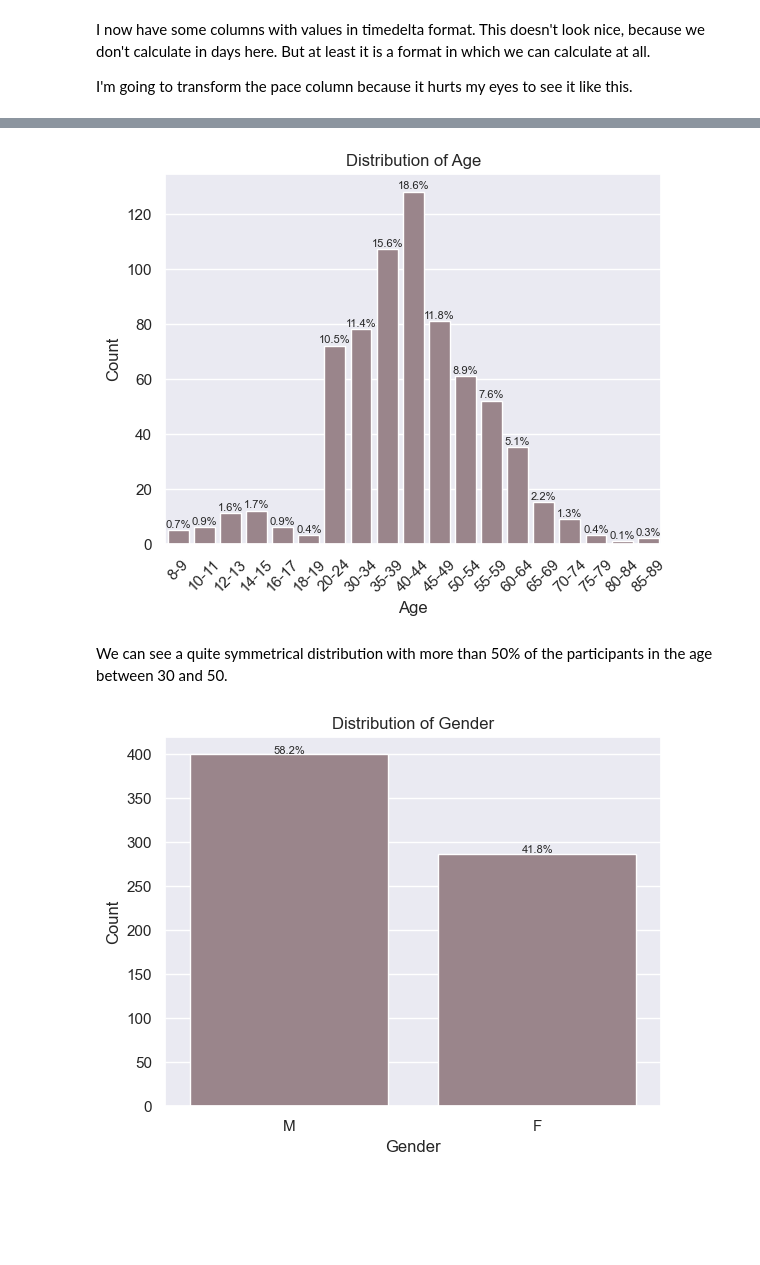
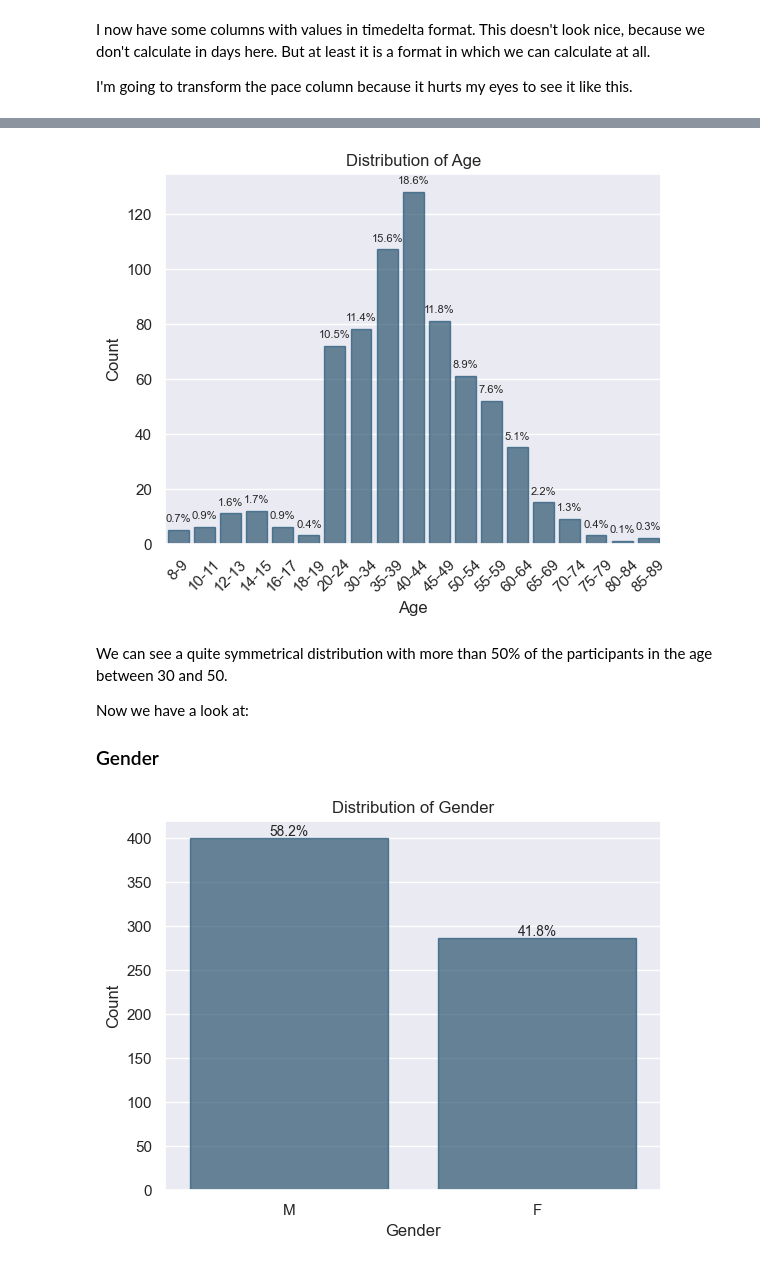
Before and after one commit to scheinmensch/Plaenterwaldlauf, a Jupyter notebook: Analysis.ipynb, the cells around one changed output, grey strips where cells are left out. Cells and saved outputs as stored; diff of their text form; code cells hidden in the pictures; blank space fills up the shorter version.

Commit message:
new colors, density plot net_time

```diff
--- a/Analysis.ipynb
+++ b/Analysis.ipynb
@@ -190,3 +191,5 @@ def pace_to_time(pace_str):
     return pace_time
 # %%
 data['Pace'] = data['Pace'].apply(pace_to_time)
+# %%
+data['Club'] = data['Club'].fillna('Berlin')
@@ -199,13 +215,13 @@ First let's see which age the participants had:
 # %%
 age_order = ['8-9','10-11','12-13','14-15','16-17','18-19','20-24','30-34','35-39','40-44','45-49','50-54','55-59','60-64','65-69','70-74','75-79','80-84','85-89']
 
-ax = sns.countplot(x='Age', data=data, color='#9d8189', order=age_order)
+ax = sns.countplot(x='Age', data=data, color='#22577a', order=age_order,alpha=0.7,linewidth=1, edgecolor='#22577a')
 
 total_count = len(data['Age'])
 for p in ax.patches:
     height = p.get_height()
     ax.text(p.get_x() + p.get_width() / 2.,
-            height + 1,
+            height + 3,
             f'{height/total_count:.1%}',
             ha='center', fontsize=8)
 
@@ -216,26 +232,30 @@ plt.xticks(rotation=45)
 
 plt.show()
 # %% [output]
-[figure, old version]
+[figure, new version]
 # %% [markdown]
 We can see a quite symmetrical distribution with more than 50% of the participants in the age between 30 and 50.
+
+Now we have a look at:
+
+### Gender
 # %%
-ax = sns.countplot(x='Gender', data=data, color='#9d8189')
+ax = sns.countplot(x='Gender', data=data, color='#22577a',alpha=0.7,linewidth=1, edgecolor='#22577a')
 
 total_count = len(data['Gender'])
 for p in ax.patches:
     height = p.get_height()
     ax.text(p.get_x() + p.get_width() / 2.,
-            height + 1,
+            height + 3,
             f'{height/total_count:.1%}',
-            ha='center', fontsize=8)
+            ha='center', fontsize=10)
 
 plt.title('Distribution of Gender')
 plt.xlabel('Gender')
 plt.ylabel('Count')
 
 plt.show()
 # %% [output]
-[figure, old version]
+[figure, new version]
 # %% [markdown]
 There were more men in the race.
```
Also changed, not shown: parts of 18 cells of this notebook.
